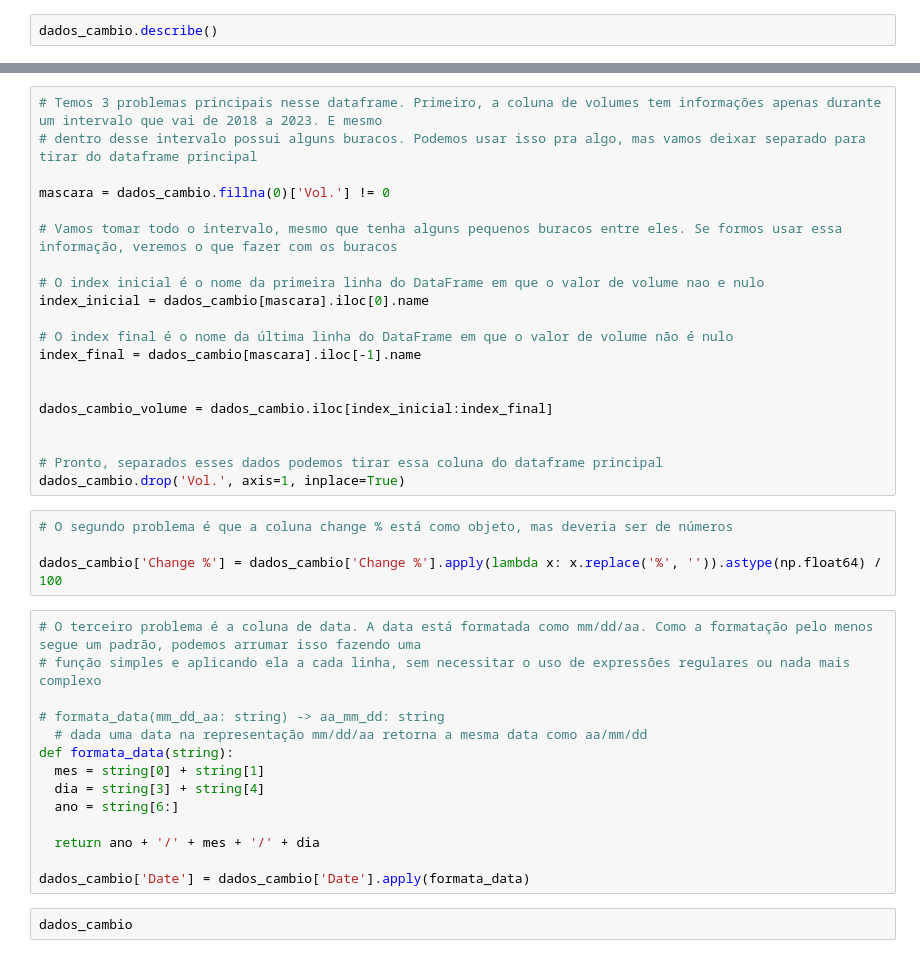
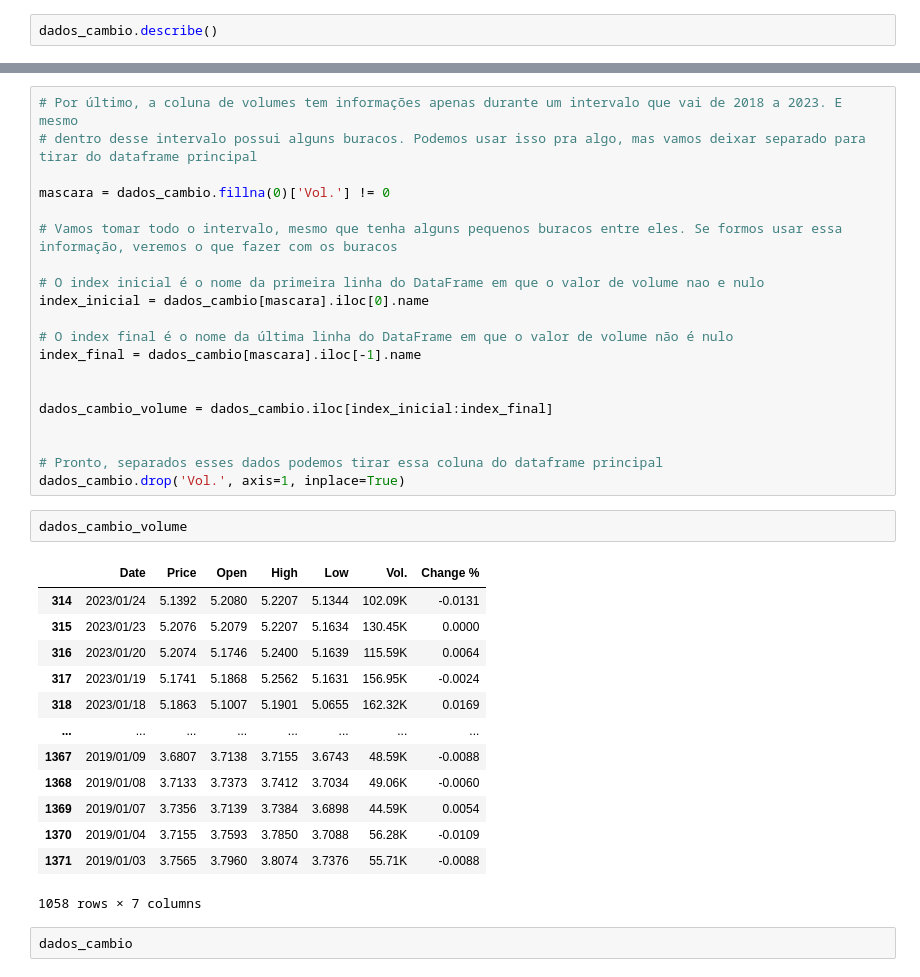
Before and after one commit to edufsi/Projeto-Desafio, a Jupyter notebook: Limpeza_Dados_Cambio.ipynb, the cells around one changed output, grey strips where cells are left out. Cells and saved outputs as stored; diff of their text form.

```diff
--- a/Limpeza_Dados_Cambio.ipynb
+++ b/Limpeza_Dados_Cambio.ipynb
@@ -25,5 +45,5 @@ dados_cambio.describe()
 # %%
-# Temos 3 problemas principais nesse dataframe. Primeiro, a coluna de volumes tem informações apenas durante um intervalo que vai de 2018 a 2023. E mesmo
+# Por último, a coluna de volumes tem informações apenas durante um intervalo que vai de 2018 a 2023. E mesmo
 # dentro desse intervalo possui alguns buracos. Podemos usar isso pra algo, mas vamos deixar separado para tirar do dataframe principal
 
 mascara = dados_cambio.fillna(0)['Vol.'] != 0
@@ -42,24 +62,22 @@ dados_cambio_volume = dados_cambio.iloc[index_inicial:index_final]
 
 # Pronto, separados esses dados podemos tirar essa coluna do dataframe principal
 dados_cambio.drop('Vol.', axis=1, inplace=True)
-# %%
-# O segundo problema é que a coluna change % está como objeto, mas deveria ser de números
-
-dados_cambio['Change %'] = dados_cambio['Change %'].apply(lambda x: x.replace('%', '')).astype(np.float64) / 100
-# %%
-# O terceiro problema é a coluna de data. A data está formatada como mm/dd/aa. Como a formatação pelo menos segue um padrão, podemos arrumar isso fazendo uma
-# função simples e aplicando ela a cada linha, sem necessitar o uso de expressões regulares ou nada mais complexo
-
-# formata_data(mm_dd_aa: string) -> aa_mm_dd: string
-  # dada uma data na representação mm/dd/aa retorna a mesma data como aa/mm/dd
-def formata_data(string):
-  mes = string[0] + string[1]
-  dia = string[3] + string[4]
-  ano = string[6:]
-
-  return ano + '/' + mes + '/' + dia
-
-dados_cambio['Date'] = dados_cambio['Date'].apply(formata_data)
+# %%
+dados_cambio_volume
+# %% [output]
+|  | Date | Price | Open | High | Low | Vol. | Change % |
+| 314 | 2023/01/24 | 5.1392 | 5.2080 | 5.2207 | 5.1344 | 102.09K | -0.0131 |
+| 315 | 2023/01/23 | 5.2076 | 5.2079 | 5.2207 | 5.1634 | 130.45K | 0.0000 |
+| 316 | 2023/01/20 | 5.2074 | 5.1746 | 5.2400 | 5.1639 | 115.59K | 0.0064 |
+| 317 | 2023/01/19 | 5.1741 | 5.1868 | 5.2562 | 5.1631 | 156.95K | -0.0024 |
+| 318 | 2023/01/18 | 5.1863 | 5.1007 | 5.1901 | 5.0655 | 162.32K | 0.0169 |
+| ... | ... | ... | ... | ... | ... | ... | ... |
+| 1367 | 2019/01/09 | 3.6807 | 3.7138 | 3.7155 | 3.6743 | 48.59K | -0.0088 |
+| 1368 | 2019/01/08 | 3.7133 | 3.7373 | 3.7412 | 3.7034 | 49.06K | -0.0060 |
+| 1369 | 2019/01/07 | 3.7356 | 3.7139 | 3.7384 | 3.6898 | 44.59K | 0.0054 |
+| 1370 | 2019/01/04 | 3.7155 | 3.7593 | 3.7850 | 3.7088 | 56.28K | -0.0109 |
+| 1371 | 2019/01/03 | 3.7565 | 3.7960 | 3.8074 | 3.7376 | 55.71K | -0.0088 |
+1058 rows × 7 columns
 # %%
 dados_cambio
 # %% [output]
```
Also changed, not shown: parts of 3 cells of this notebook.
